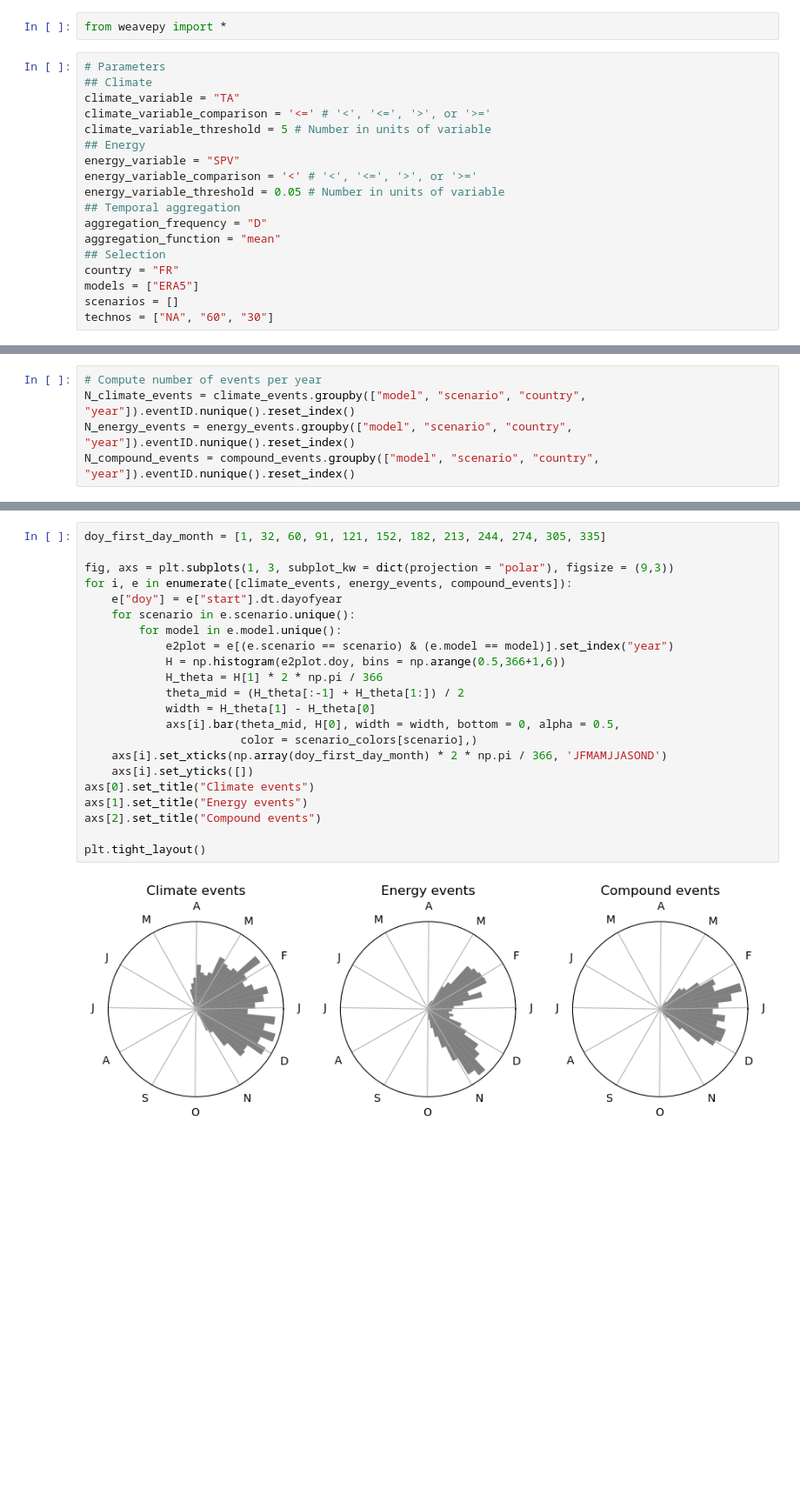
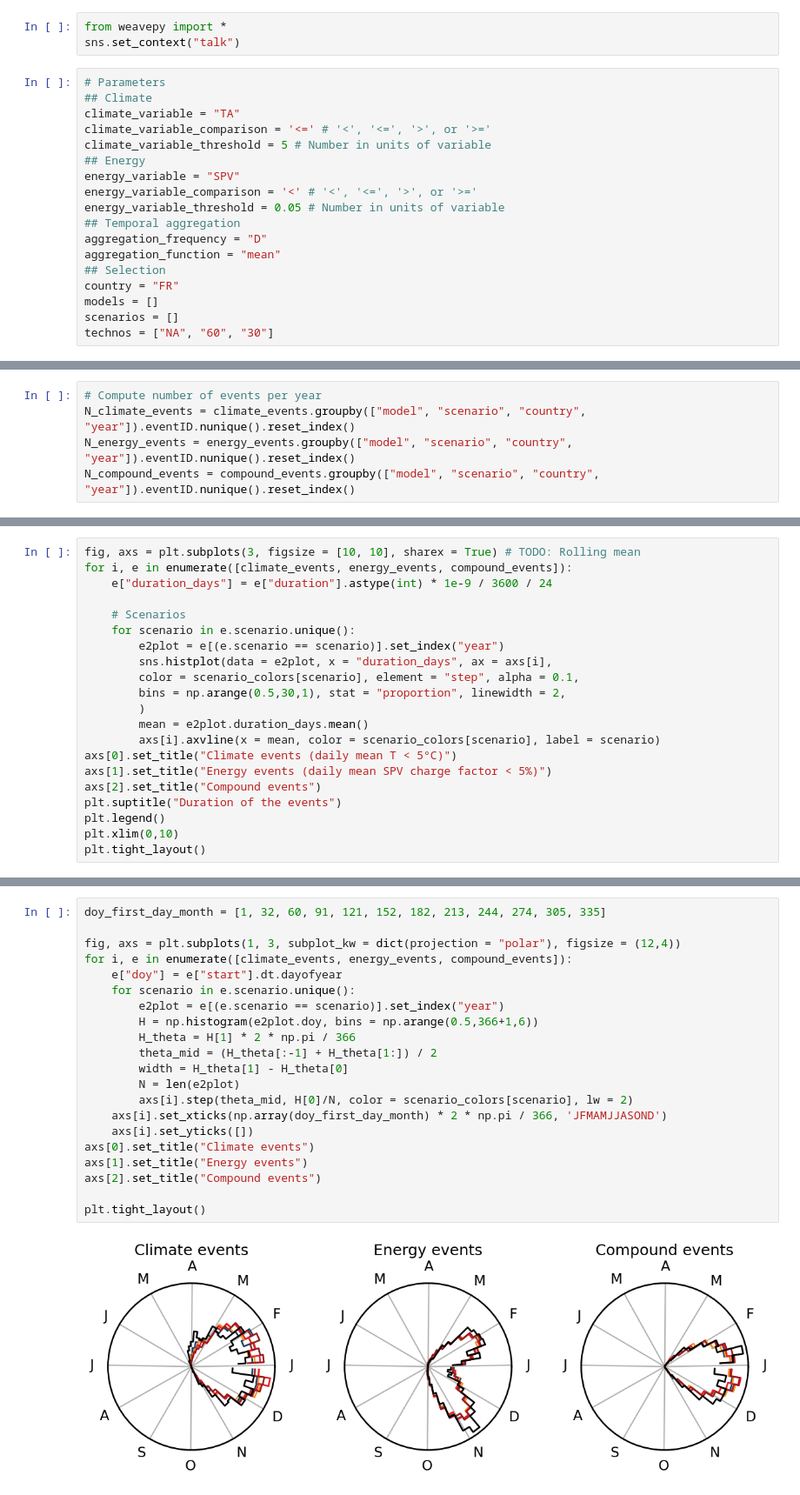
Before and after one commit to ECMWFCode4Earth/weave, a Jupyter notebook: uninteractive_PECD42.ipynb, the cells around one changed output, grey strips where cells are left out. Shown at 87% size. Saved outputs shown, nothing was run; the diff lists cells and outputs as text; blank space fills up the shorter version.

```diff
--- a/uninteractive_PECD42.ipynb
+++ b/uninteractive_PECD42.ipynb
@@ -1,5 +1,6 @@
 # %%
 from weavepy import *
+sns.set_context("talk")
 # %%
 # Parameters
 ## Climate
@@ -15,6 +16,6 @@ aggregation_frequency = "D"
 aggregation_function = "mean"
 ## Selection
 country = "FR"
-models = ["ERA5"]
+models = []
 scenarios = []
 technos = ["NA", "60", "30"]
@@ -77,0 +121,21 @@ Text(0.5, 1.0, 'Compound events')
+# %%
+fig, axs = plt.subplots(3, figsize = [10, 10], sharex = True) # TODO: Rolling mean
+for i, e in enumerate([climate_events, energy_events, compound_events]):
+    e["duration_days"] = e["duration"].astype(int) * 1e-9 / 3600 / 24
+
+    # Scenarios
+    for scenario in e.scenario.unique():
+        e2plot = e[(e.scenario == scenario)].set_index("year")
+        sns.histplot(data = e2plot, x = "duration_days", ax = axs[i],
+        color = scenario_colors[scenario], element = "step", alpha = 0.1,
+        bins = np.arange(0.5,30,1), stat = "proportion", linewidth = 2,
+        )
+        mean = e2plot.duration_days.mean()
+        axs[i].axvline(x = mean, color = scenario_colors[scenario], label = scenario)
+axs[0].set_title("Climate events (daily mean T < 5°C)")
+axs[1].set_title("Energy events (daily mean SPV charge factor < 5%)")
+axs[2].set_title("Compound events")
+plt.suptitle("Duration of the events")
+plt.legend()
+plt.xlim(0,10)
+plt.tight_layout()
@@ -95,24 +161,23 @@ axs[0].set_xlim(0, 10)
 # %%
 doy_first_day_month = [1, 32, 60, 91, 121, 152, 182, 213, 244, 274, 305, 335]
 
-fig, axs = plt.subplots(1, 3, subplot_kw = dict(projection = "polar"), figsize = (9,3))
+fig, axs = plt.subplots(1, 3, subplot_kw = dict(projection = "polar"), figsize = (12,4))
 for i, e in enumerate([climate_events, energy_events, compound_events]):
     e["doy"] = e["start"].dt.dayofyear
     for scenario in e.scenario.unique():
-        for model in e.model.unique():
-            e2plot = e[(e.scenario == scenario) & (e.model == model)].set_index("year")
-            H = np.histogram(e2plot.doy, bins = np.arange(0.5,366+1,6))
-            H_theta = H[1] * 2 * np.pi / 366
-            theta_mid = (H_theta[:-1] + H_theta[1:]) / 2
-            width = H_theta[1] - H_theta[0]
-            axs[i].bar(theta_mid, H[0], width = width, bottom = 0, alpha = 0.5,
-                       color = scenario_colors[scenario],)
+        e2plot = e[(e.scenario == scenario)].set_index("year")
+        H = np.histogram(e2plot.doy, bins = np.arange(0.5,366+1,6))
+        H_theta = H[1] * 2 * np.pi / 366
+        theta_mid = (H_theta[:-1] + H_theta[1:]) / 2
+        width = H_theta[1] - H_theta[0]
+        N = len(e2plot)
+        axs[i].step(theta_mid, H[0]/N, color = scenario_colors[scenario], lw = 2)
     axs[i].set_xticks(np.array(doy_first_day_month) * 2 * np.pi / 366, 'JFMAMJJASOND')
     axs[i].set_yticks([])
 axs[0].set_title("Climate events")
 axs[1].set_title("Energy events")
 axs[2].set_title("Compound events")
 
 plt.tight_layout()
 # %% [output]
-[figure, old version]
+[figure, new version]
```
Also changed, not shown: parts of 9 cells of this notebook.
